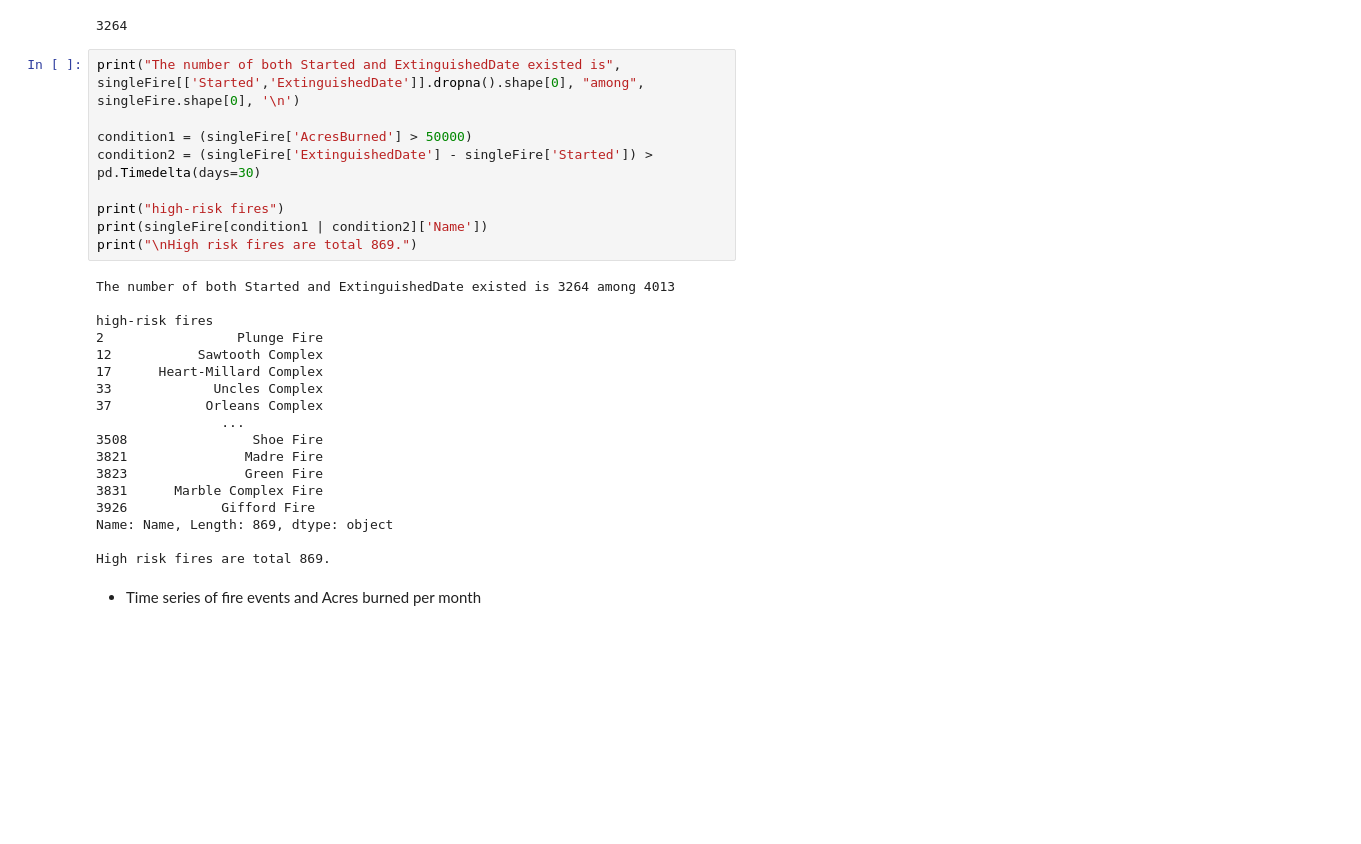
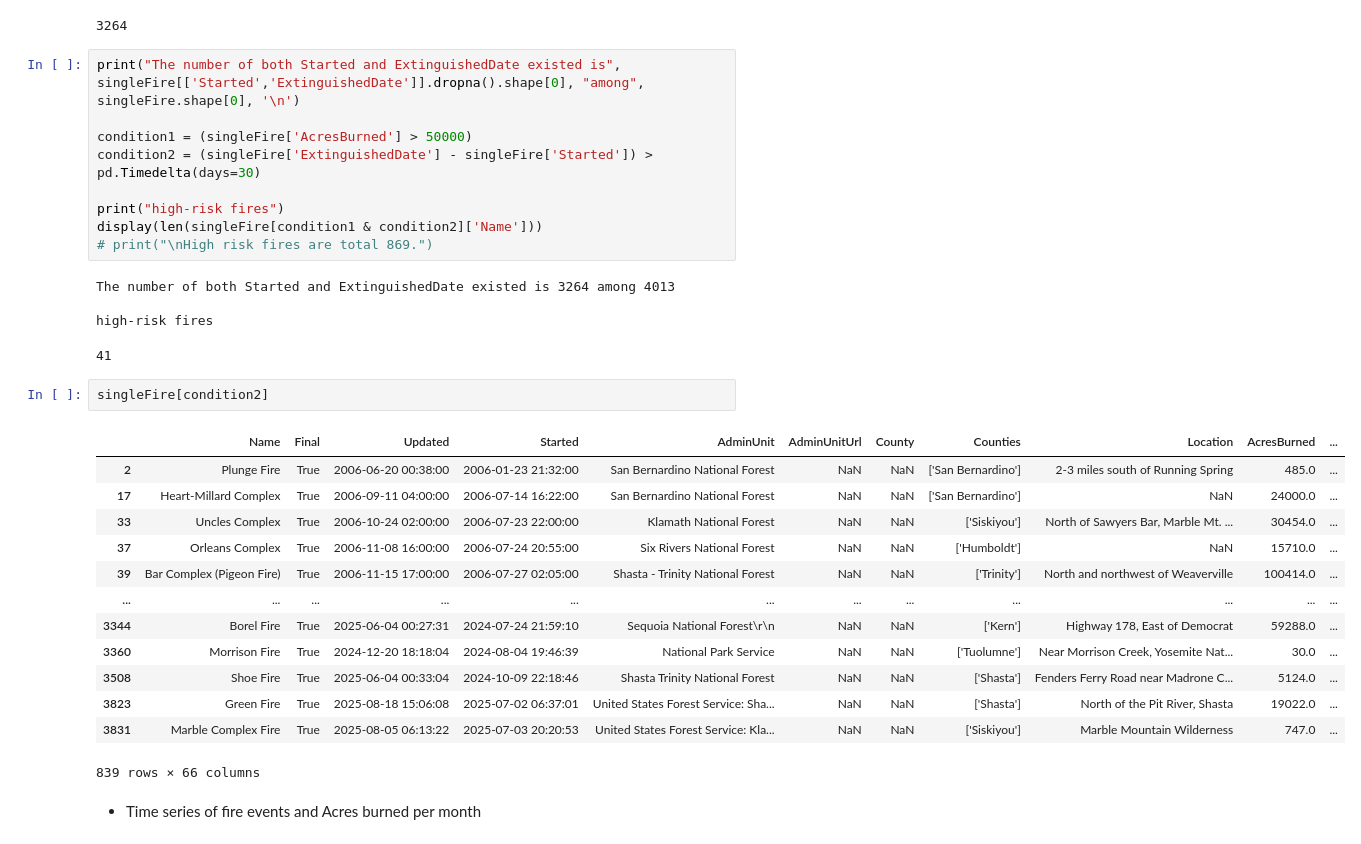
Before and after one commit to eagles0924/liveCodingTest, a Jupyter notebook: challenge.ipynb, the cells around one changed output. Saved outputs shown, nothing was run; the diff lists cells and outputs as text; blank space fills up the shorter version.

```diff
--- a/challenge.ipynb
+++ b/challenge.ipynb
@@ -216,26 +211,29 @@ condition1 = (singleFire['AcresBurned'] > 50000)
 condition2 = (singleFire['ExtinguishedDate'] - singleFire['Started']) > pd.Timedelta(days=30)
 
 print("high-risk fires")
-print(singleFire[condition1 | condition2]['Name'])
-print("\nHigh risk fires are total 869.")
+display(len(singleFire[condition1 & condition2]['Name']))
+# print("\nHigh risk fires are total 869.")
 # %% [output]
 The number of both Started and ExtinguishedDate existed is 3264 among 4013
 
 high-risk fires
-2                 Plunge Fire
-12           Sawtooth Complex
-17      Heart-Millard Complex
-33             Uncles Complex
-37            Orleans Complex
-                ...
-3508                Shoe Fire
-3821               Madre Fire
-3823               Green Fire
-3831      Marble Complex Fire
-3926            Gifford Fire
-Name: Name, Length: 869, dtype: object
-
-High risk fires are total 869.
+41
+# %%
+singleFire[condition2]
+# %% [output]
+|  | Name | Final | Updated | Started | AdminUnit | AdminUnitUrl | County | Counties | Location | AcresBurned | ... |
+| 2 | Plunge Fire | True | 2006-06-20 00:38:00 | 2006-01-23 21:32:00 | San Bernardino National Forest | NaN | NaN | ['San Bernardino'] | 2-3 miles south of Running Spring | 485.0 | ... |
+| 17 | Heart-Millard Complex | True | 2006-09-11 04:00:00 | 2006-07-14 16:22:00 | San Bernardino National Forest | NaN | NaN | ['San Bernardino'] | NaN | 24000.0 | ... |
+| 33 | Uncles Complex | True | 2006-10-24 02:00:00 | 2006-07-23 22:00:00 | Klamath National Forest | NaN | NaN | ['Siskiyou'] | North of Sawyers Bar, Marble Mt. ... | 30454.0 | ... |
+| 37 | Orleans Complex | True | 2006-11-08 16:00:00 | 2006-07-24 20:55:00 | Six Rivers National Forest | NaN | NaN | ['Humboldt'] | NaN | 15710.0 | ... |
+| 39 | Bar Complex (Pigeon Fire) | True | 2006-11-15 17:00:00 | 2006-07-27 02:05:00 | Shasta - Trinity National Forest | NaN | NaN | ['Trinity'] | North and northwest of Weaverville | 100414.0 | ... |
+| ... | ... | ... | ... | ... | ... | ... | ... | ... | ... | ... | ... |
+| 3344 | Borel Fire | True | 2025-06-04 00:27:31 | 2024-07-24 21:59:10 | Sequoia National Forest\r\n | NaN | NaN | ['Kern'] | Highway 178, East of Democrat | 59288.0 | ... |
+| 3360 | Morrison Fire | True | 2024-12-20 18:18:04 | 2024-08-04 19:46:39 | National Park Service | NaN | NaN | ['Tuolumne'] | Near Morrison Creek, Yosemite Nat... | 30.0 | ... |
+| 3508 | Shoe Fire | True | 2025-06-04 00:33:04 | 2024-10-09 22:18:46 | Shasta Trinity National Forest | NaN | NaN | ['Shasta'] | Fenders Ferry Road near Madrone C... | 5124.0 | ... |
+| 3823 | Green Fire | True | 2025-08-18 15:06:08 | 2025-07-02 06:37:01 | United States Forest Service: Sha... | NaN | NaN | ['Shasta'] | North of the Pit River, Shasta | 19022.0 | ... |
+| 3831 | Marble Complex Fire | True | 2025-08-05 06:13:22 | 2025-07-03 20:20:53 | United States Forest Service: Kla... | NaN | NaN | ['Siskiyou'] | Marble Mountain Wilderness | 747.0 | ... |
+839 rows × 66 columns
 # %% [markdown]
 - Time series of fire events and Acres burned per month
 # %%
```
Also changed, not shown: parts of 15 cells of this notebook, 2 other files.
